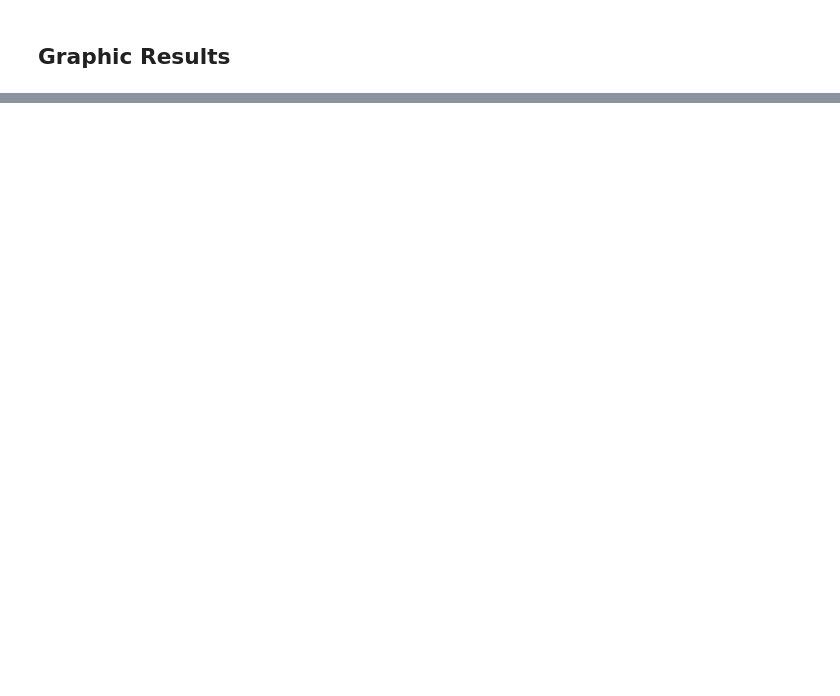
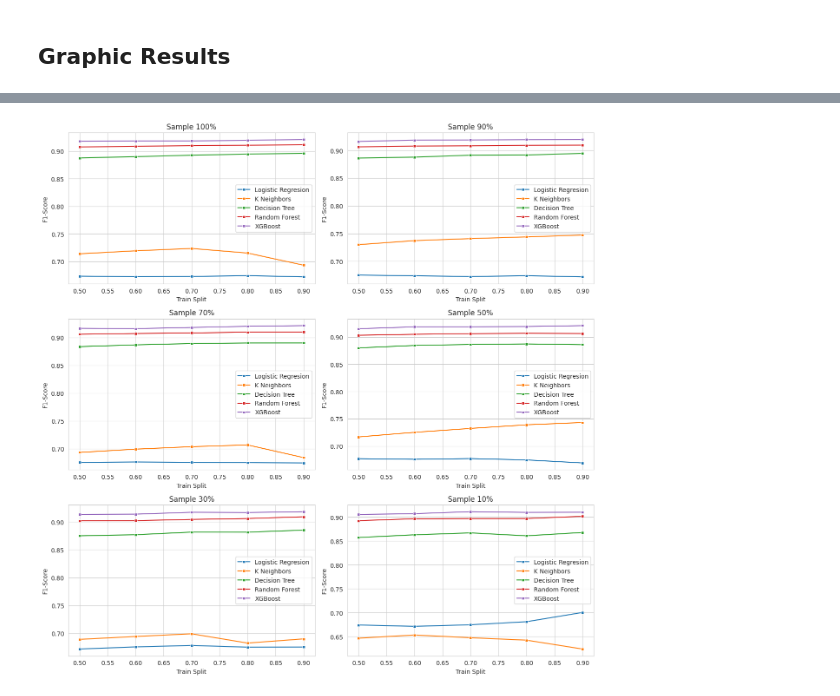
Before and after one commit to Ly-Ax/TFMasterIA, a Jupyter notebook: notebooks/classifier/split_data_sampling.ipynb, the cells around one changed output, grey strips where cells are left out. Cells and saved outputs as stored; diff of their text form; code cells hidden in the pictures; blank space fills up the shorter version.

```diff
--- a/notebooks/classifier/split_data_sampling.ipynb
+++ b/notebooks/classifier/split_data_sampling.ipynb
@@ -188,0 +199,22 @@ results.pivot_table(columns=["Model", "Sample", "Split"],
+# %%
+plt.figure(figsize=(13,13))
+sns.set_style("whitegrid")
+n_rows, n_cols = 3, 2
+
+for num, sam in enumerate(sampling):
+    plt.subplot(n_rows, n_cols, num + 1)
+    plt.title(f"Sample {round(sam * 100)}%")
+    plt.xlabel("Train Split")
+    plt.ylabel(metric)
+
+    sns.lineplot(data=df_data[(df_data["Sample"]==sam) & (df_data["Model"]=="LR")], x="Split", y="Value", label="Logistic Regresion", linewidth=1.5, linestyle="-", marker="s", markersize=4)
+    sns.lineplot(data=df_data[(df_data["Sample"]==sam) & (df_data["Model"]=="KNN")], x="Split", y="Value", label="K Neighbors", linewidth=1.5, linestyle="-", marker="s", markersize=4)
+    sns.lineplot(data=df_data[(df_data["Sample"]==sam) & (df_data["Model"]=="DTC")], x="Split", y="Value", label="Decision Tree", linewidth=1.5, linestyle="-", marker="s", markersize=4)
+    sns.lineplot(data=df_data[(df_data["Sample"]==sam) & (df_data["Model"]=="RFC")], x="Split", y="Value", label="Random Forest", linewidth=1.5, linestyle="-", marker="s", markersize=4)
+    sns.lineplot(data=df_data[(df_data["Sample"]==sam) & (df_data["Model"]=="XGB")], x="Split", y="Value", label="XGBoost", linewidth=1.5, linestyle="-", marker="s", markersize=4)
+
+plt.legend()
+plt.tight_layout()
+plt.show()
+# %% [output]
+[figure, added]
```
Also changed, not shown: parts of 8 cells of this notebook, 3 other files.
